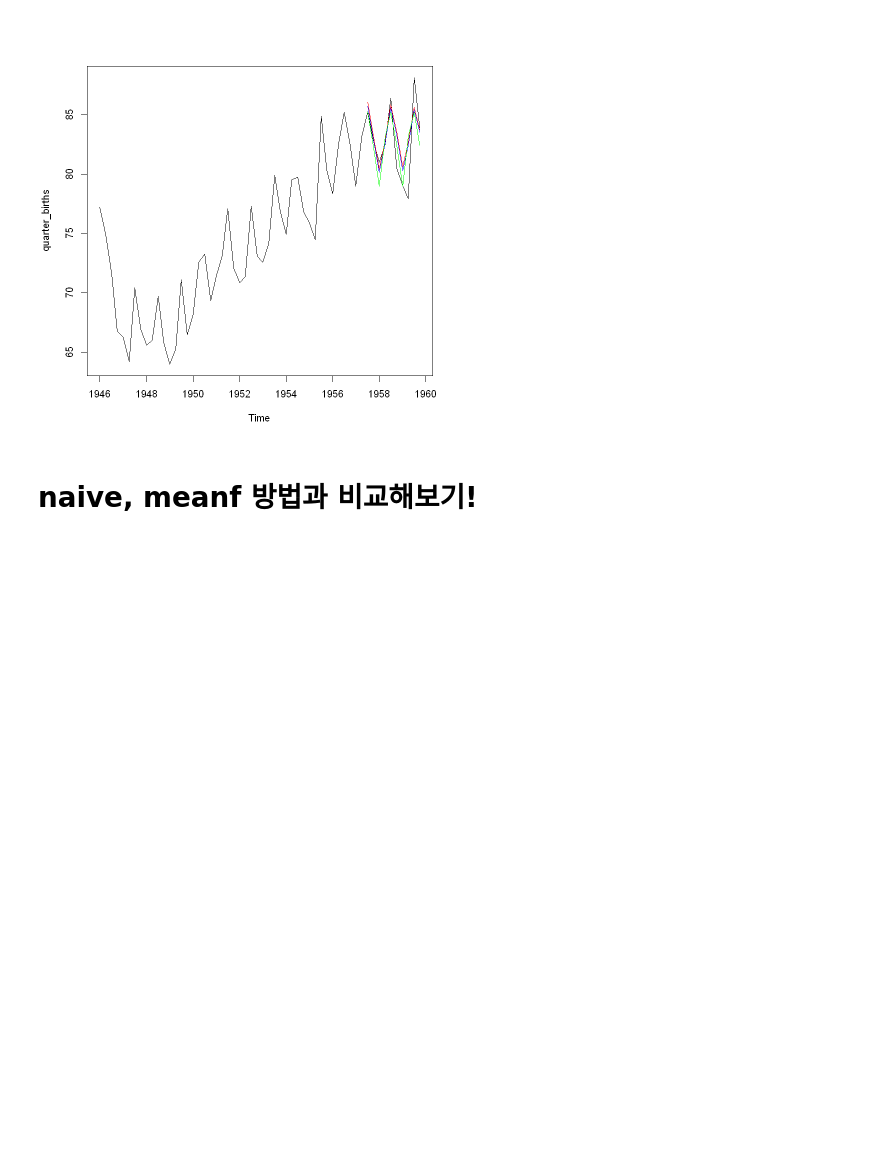
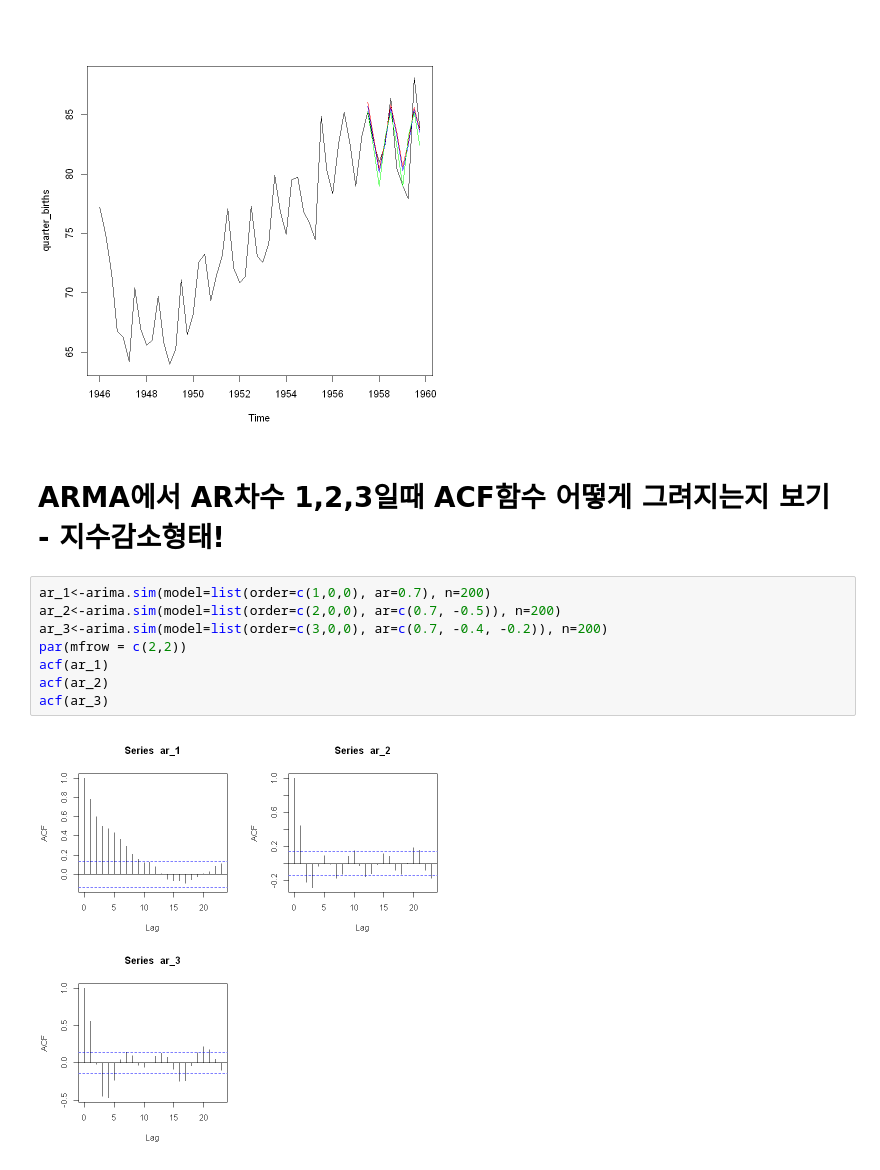
Before and after one commit to young-hun-jo/SCH_Univ_Course, a Jupyter notebook: Time_Series/final_exam_Qaurterly_birthdata.ipynb, the cells around one changed output. Cells and saved outputs as stored; diff of their text form; blank space fills up the shorter version.

```diff
--- a/Time_Series/final_exam_Qaurterly_birthdata.ipynb
+++ b/Time_Series/final_exam_Qaurterly_birthdata.ipynb
@@ -313,5 +317,15 @@ lines(for_arima213$mean, col='blue')
 lines(for_snaive$mean, col='green')
 # %% [output]
 [figure]
-# %% [markdown]
-# naive, meanf 방법과 비교해보기!
+# %% [markdown]
+# ARMA에서 AR차수 1,2,3일때 ACF함수 어떻게 그려지는지 보기 - 지수감소형태!
+# %%
+ar_1<-arima.sim(model=list(order=c(1,0,0), ar=0.7), n=200)
+ar_2<-arima.sim(model=list(order=c(2,0,0), ar=c(0.7, -0.5)), n=200)
+ar_3<-arima.sim(model=list(order=c(3,0,0), ar=c(0.7, -0.4, -0.2)), n=200)
+par(mfrow = c(2,2))
+acf(ar_1)
+acf(ar_2)
+acf(ar_3)
+# %% [output]
+[figure, added]
```
Also changed, not shown: parts of 4 cells of this notebook, 3 other files.
